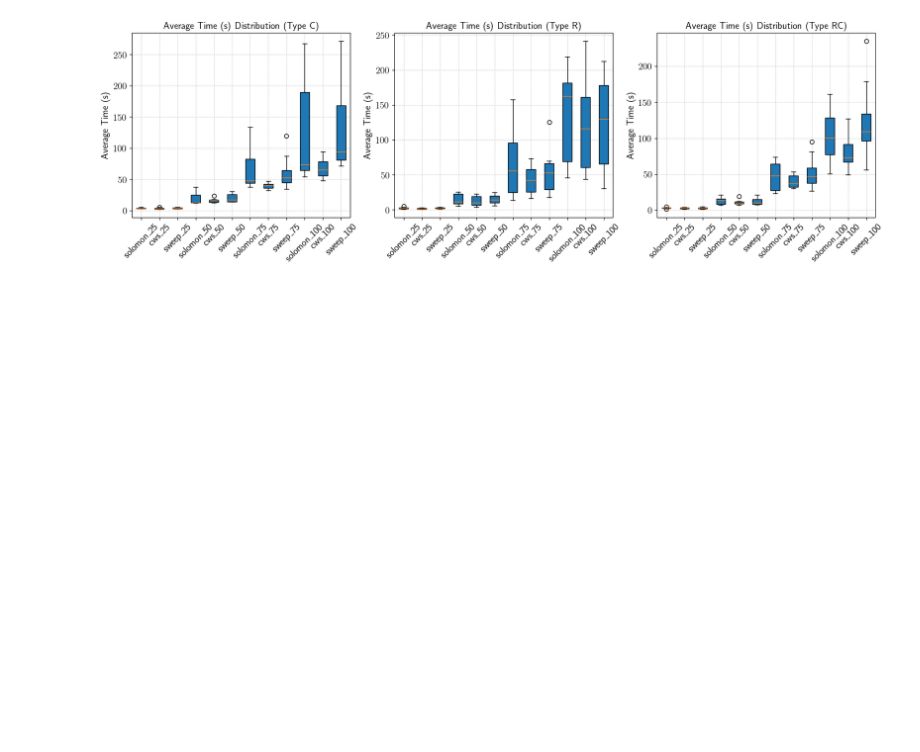
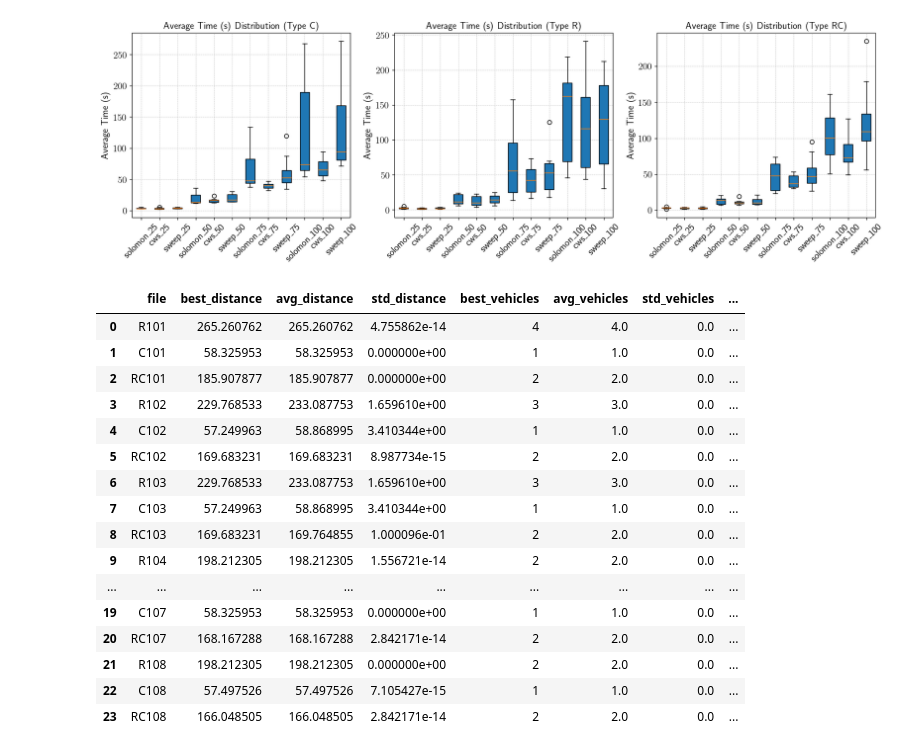
Before and after one commit to qlinhta/vrptw-psl, a Jupyter notebook: area51/viz.ipynb, the cells around one changed output. Drawn from its saved outputs; the diff is of its cells as text; code cells hidden in the pictures; blank space fills up the shorter version.

Commit message:
Update :: --push --id: Solomon's I1 over 10 stops

```diff
--- a/area51/viz.ipynb
+++ b/area51/viz.ipynb
@@ -151,3 +151,25 @@ plot_box('avg_time', 'Average Time (s)')
 [figure]
 [figure]
 [figure]
+# %%
+solomon_10 = pd.read_csv('../results/solomon/slm_results_10.csv')
+# %%
+solomon_10
+# %% [output]
+|  | file | best_distance | avg_distance | std_distance | best_vehicles | avg_vehicles | std_vehicles | ... |
+| 0 | R101 | 265.260762 | 265.260762 | 4.755862e-14 | 4 | 4.0 | 0.0 | ... |
+| 1 | C101 | 58.325953 | 58.325953 | 0.000000e+00 | 1 | 1.0 | 0.0 | ... |
+| 2 | RC101 | 185.907877 | 185.907877 | 0.000000e+00 | 2 | 2.0 | 0.0 | ... |
+| 3 | R102 | 229.768533 | 233.087753 | 1.659610e+00 | 3 | 3.0 | 0.0 | ... |
+| 4 | C102 | 57.249963 | 58.868995 | 3.410344e+00 | 1 | 1.0 | 0.0 | ... |
+| 5 | RC102 | 169.683231 | 169.683231 | 8.987734e-15 | 2 | 2.0 | 0.0 | ... |
+| 6 | R103 | 229.768533 | 233.087753 | 1.659610e+00 | 3 | 3.0 | 0.0 | ... |
+| 7 | C103 | 57.249963 | 58.868995 | 3.410344e+00 | 1 | 1.0 | 0.0 | ... |
+| 8 | RC103 | 169.683231 | 169.764855 | 1.000096e-01 | 2 | 2.0 | 0.0 | ... |
+| 9 | R104 | 198.212305 | 198.212305 | 1.556721e-14 | 2 | 2.0 | 0.0 | ... |
+| ... | ... | ... | ... | ... | ... | ... | ... | ... |
+| 19 | C107 | 58.325953 | 58.325953 | 0.000000e+00 | 1 | 1.0 | 0.0 | ... |
+| 20 | RC107 | 168.167288 | 168.167288 | 2.842171e-14 | 2 | 2.0 | 0.0 | ... |
+| 21 | R108 | 198.212305 | 198.212305 | 0.000000e+00 | 2 | 2.0 | 0.0 | ... |
+| 22 | C108 | 57.497526 | 57.497526 | 7.105427e-15 | 1 | 1.0 | 0.0 | ... |
+| 23 | RC108 | 166.048505 | 166.048505 | 2.842171e-14 | 2 | 2.0 | 0.0 | ... |
```
Also changed, not shown: parts of 1 cell of this notebook, 55 other files.
